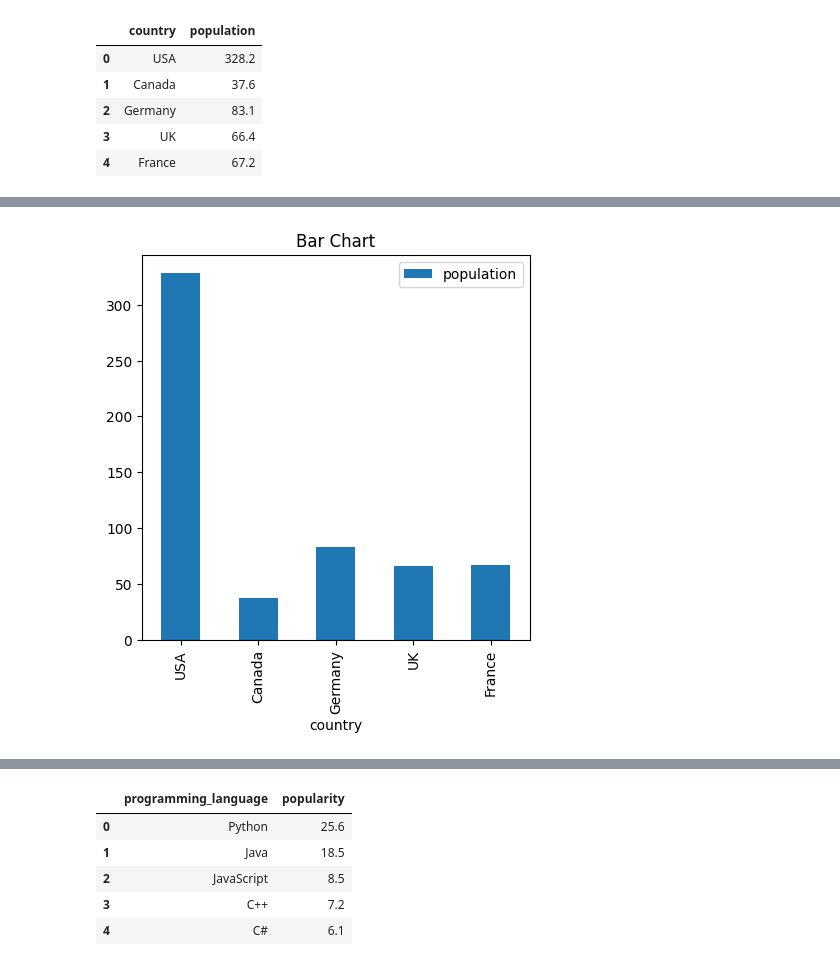
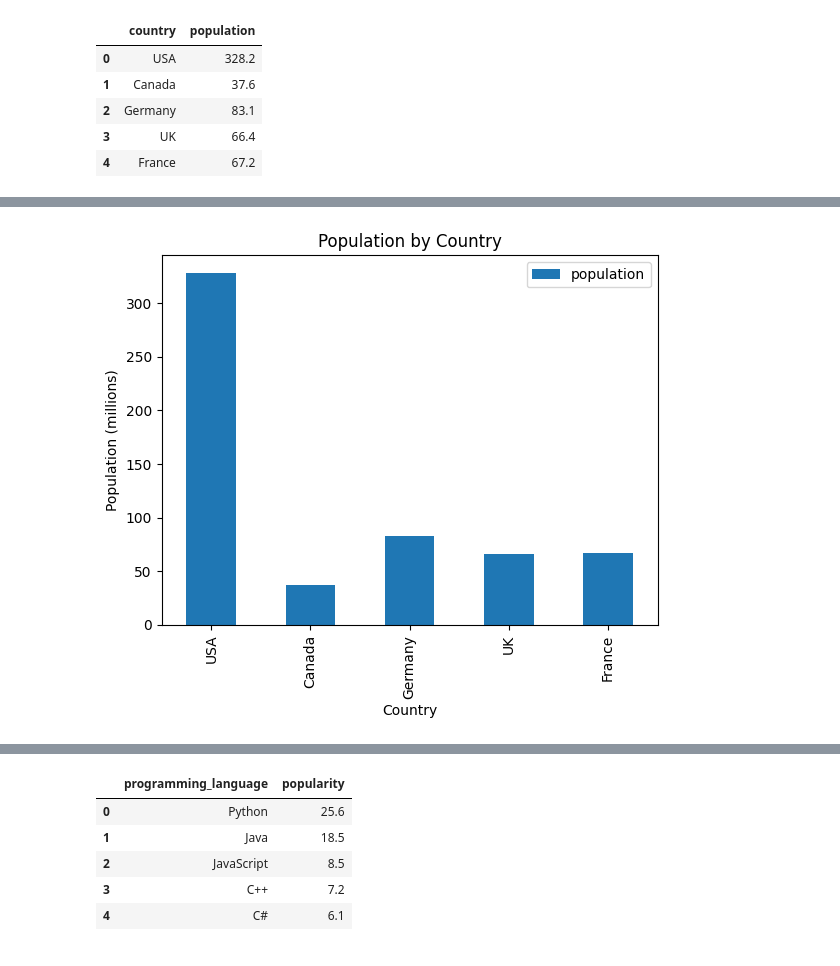
Before and after one commit to BabakDavarmanesh/Learning_Pandas, a Jupyter notebook: Learning_Pandas.ipynb, the cells around one changed output, grey strips where cells are left out. Drawn from its saved outputs; the diff is of its cells as text; code cells hidden in the pictures.

Commit message:
Scatter, Line and Bar plot

```diff
--- a/Learning_Pandas.ipynb
+++ b/Learning_Pandas.ipynb
@@ -618,5 +658,7 @@ df_bar
 # %%
-df_bar.plot(kind="bar", figsize=(5,5), x="country", y="population", title="Bar Chart")
+df_bar.plot(kind="bar", x="country", y="population", title="Population by Country")
+plt.xlabel("Country")
+plt.ylabel("Population (millions)")
 plt.show()
 # %% [output]
-[figure, old version]
+[figure, new version]
```
Also changed, not shown: parts of 12 cells of this notebook.
